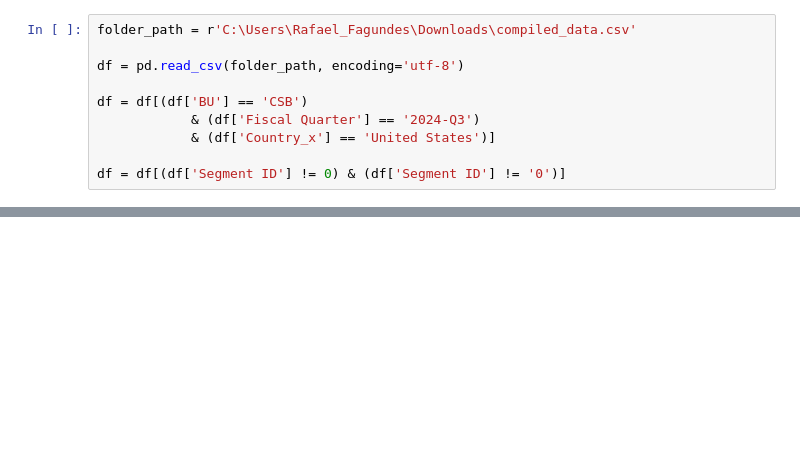
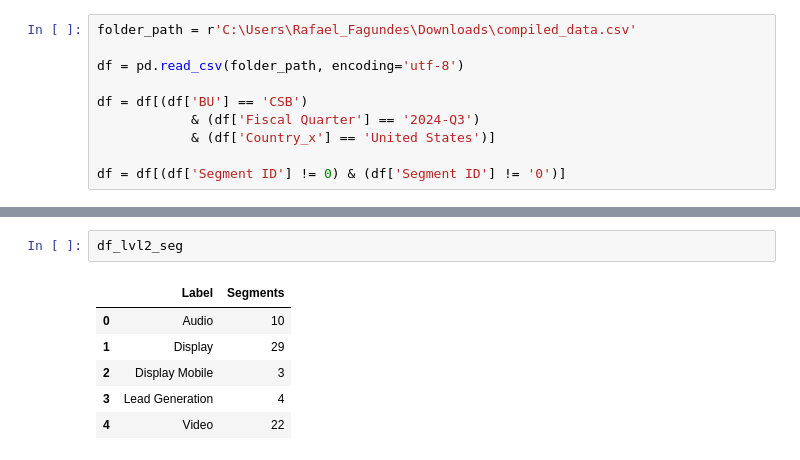
Before and after one commit to 0xrsfagundes/File-Manipulation, a Jupyter notebook: AIQ BVA/Untitled.ipynb, the cells around one changed output, grey strips where cells are left out. Saved outputs shown, nothing was run; the diff lists cells and outputs as text; blank space fills up the shorter version.

```diff
--- a/AIQ BVA/Untitled.ipynb
+++ b/AIQ BVA/Untitled.ipynb
@@ -202,0 +124,9 @@ df_target
+# %%
+df_lvl2_seg
+# %% [output]
+|  | Label | Segments |
+| 0 | Audio | 10 |
+| 1 | Display | 29 |
+| 2 | Display Mobile | 3 |
+| 3 | Lead Generation | 4 |
+| 4 | Video | 22 |
```
Also changed, not shown: parts of 15 cells of this notebook, 1 other file.
